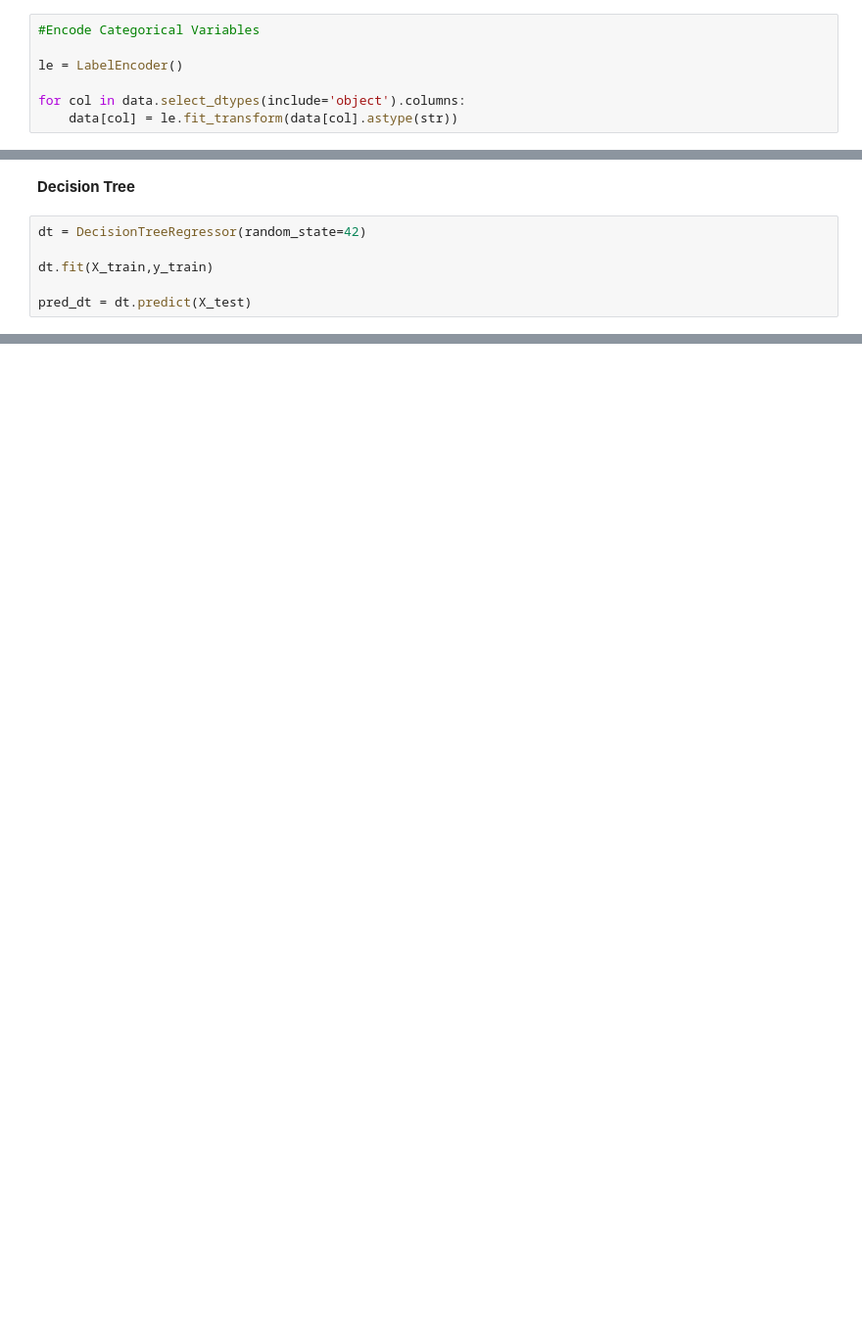
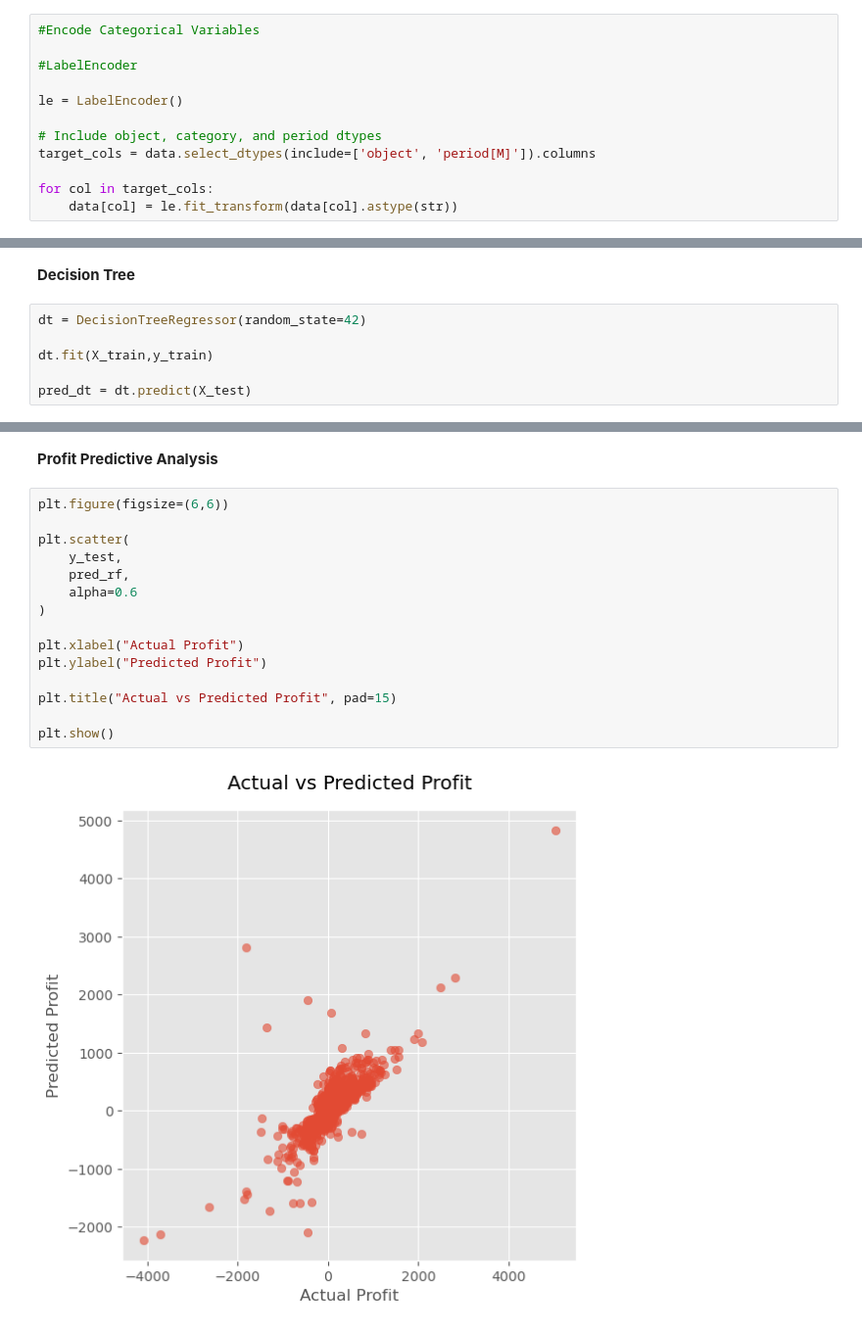
Before and after one commit to AthulCR-Alt/MiniProject---GlobalStore, a Jupyter notebook: MiniProjectGlobalStore.ipynb, the cells around one changed output, grey strips where cells are left out. Shown at 98% size. Cells and saved outputs as stored; diff of their text form; blank space fills up the shorter version.

```diff
--- a/MiniProjectGlobalStore.ipynb
+++ b/MiniProjectGlobalStore.ipynb
@@ -902,9 +902,14 @@ dtype: object
 # %%
 #Encode Categorical Variables
 
+#LabelEncoder
+
 le = LabelEncoder()
 
-for col in data.select_dtypes(include='object').columns:
+# Include object, category, and period dtypes
+target_cols = data.select_dtypes(include=['object', 'period[M]']).columns
+
+for col in target_cols:
     data[col] = le.fit_transform(data[col].astype(str))
 # %%
 data.dtypes
@@ -991,0 +1116,19 @@ print("R2 :", r2_score(y_test,pred_rf))
+# %% [markdown]
+**Profit Predictive Analysis**
+# %%
+plt.figure(figsize=(6,6))
+
+plt.scatter(
+    y_test,
+    pred_rf,
+    alpha=0.6
+)
+
+plt.xlabel("Actual Profit")
+plt.ylabel("Predicted Profit")
+
+plt.title("Actual vs Predicted Profit", pad=15)
+
+plt.show()
+# %% [output]
+[figure, added]
```
Also changed, not shown: parts of 18 cells of this notebook.
